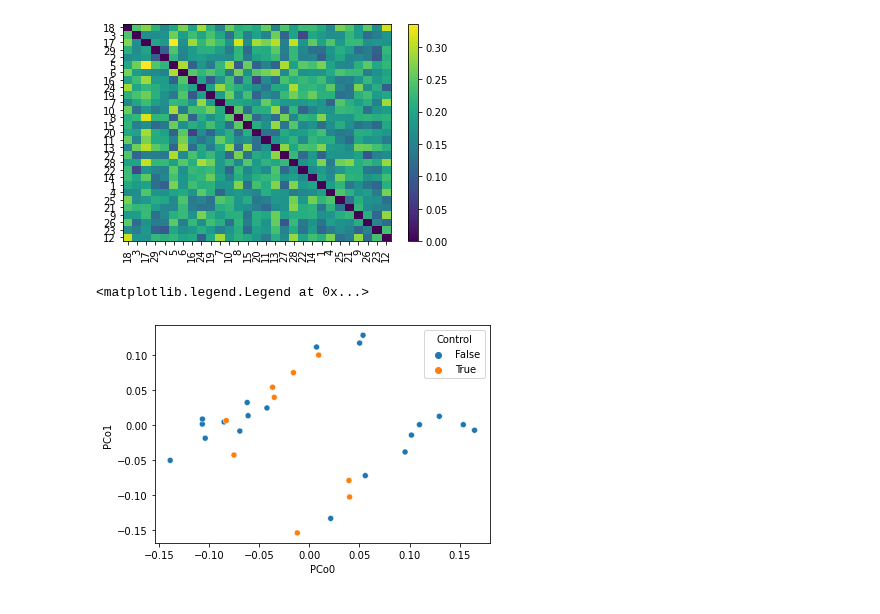
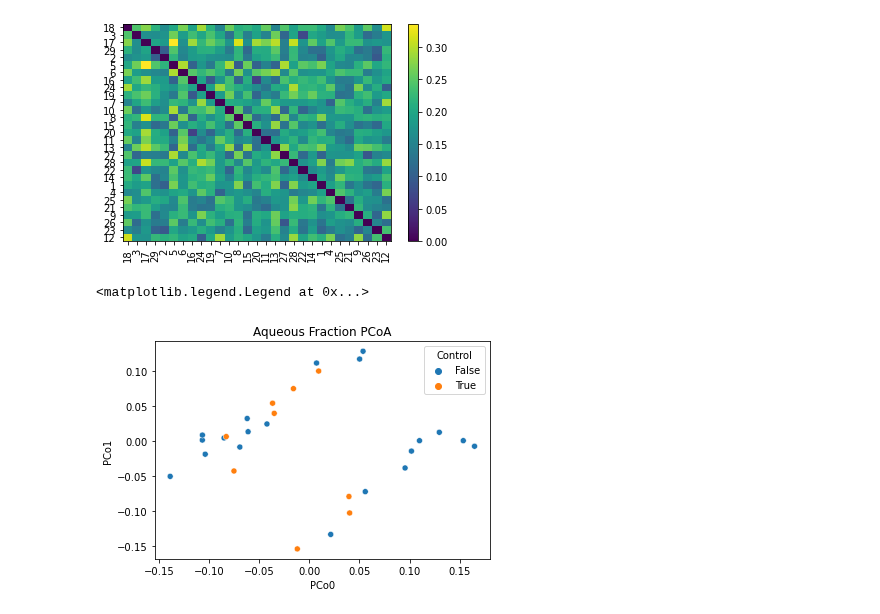
Before and after one commit to sterrettJD/GT-micro-metabo, a Jupyter notebook: analysis/GT_in_plasma.ipynb, the cells around one changed output. Drawn from its saved outputs; the diff is of its cells as text; code cells hidden in the pictures.

```diff
--- a/analysis/GT_in_plasma.ipynb
+++ b/analysis/GT_in_plasma.ipynb
@@ -136,10 +148,10 @@ aqueous_bray
 # %%
 aqueous_pcoa_res = ordination.pcoa(aqueous_bray, number_of_dimensions=3)
 ax = sns.scatterplot(x=aqueous_pcoa_res.samples["PC1"],
                      y=aqueous_pcoa_res.samples["PC2"],
                      hue=metabo_metadata["PID"]=="Control")
-ax.set(xlabel="PCo0", ylabel="PCo1")
+ax.set(xlabel="PCo0", ylabel="PCo1", title="Aqueous Fraction PCoA")
 plt.legend(title="Control")
 # %% [output]
 <matplotlib.legend.Legend at 0x...>
-[figure, old version]
+[figure, new version]
```
Also changed, not shown: parts of 5 cells of this notebook.
